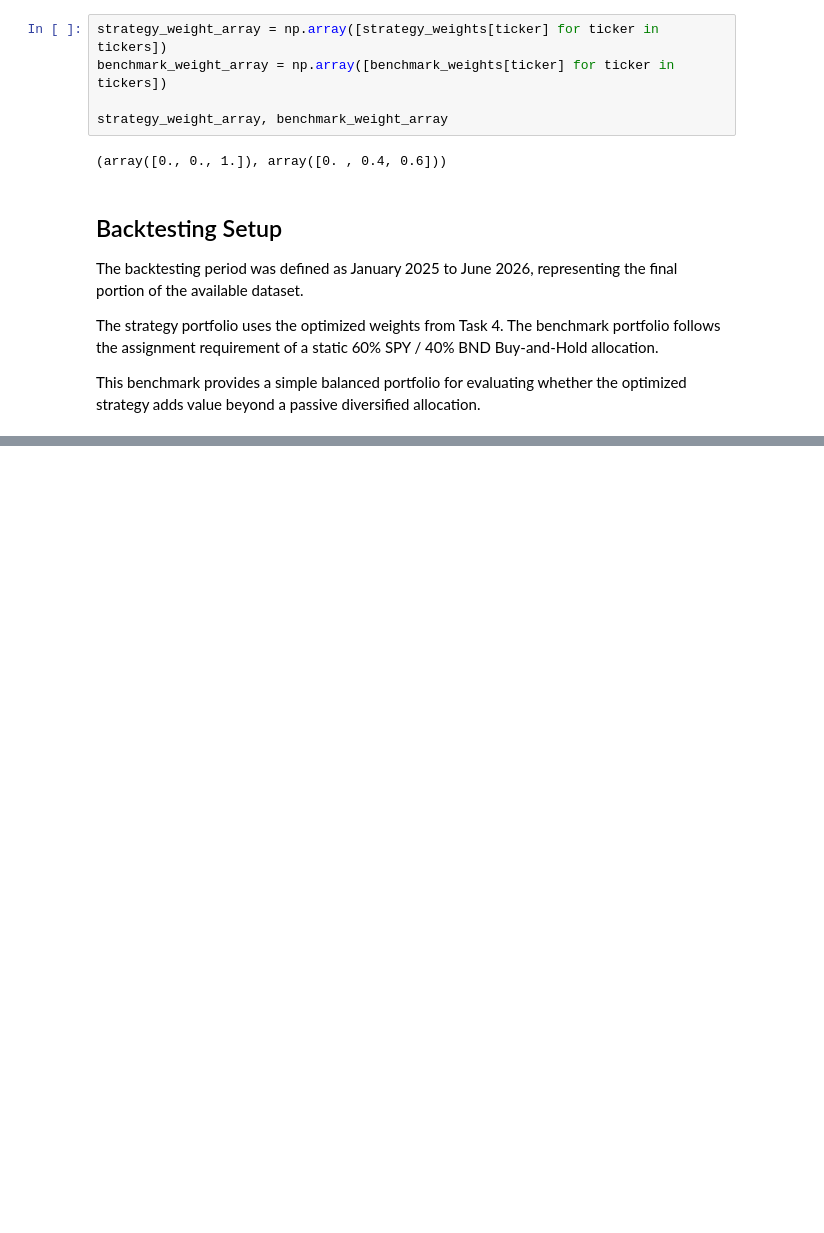
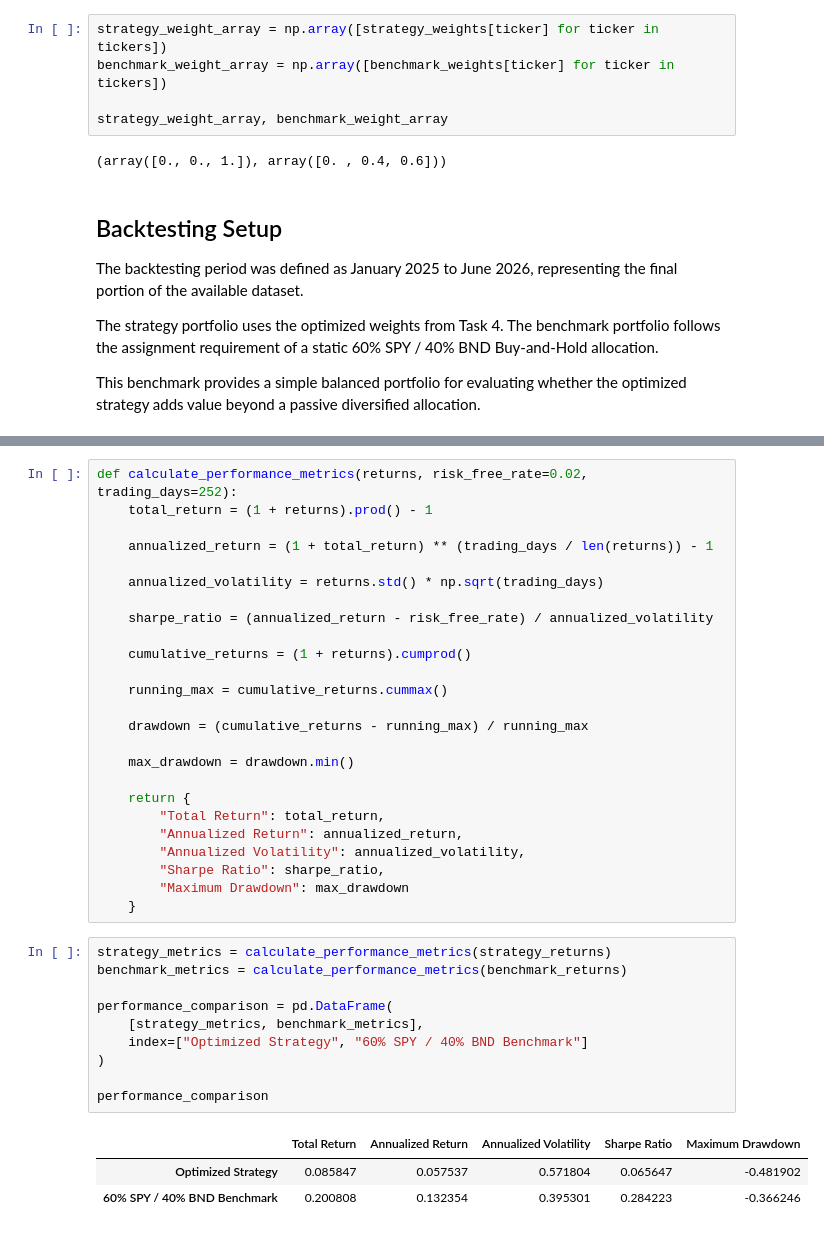
Before and after one commit to Bilen189/portfolio-optimization, a Jupyter notebook: notebooks/task_5_backtesting.ipynb, the cells around one changed output, grey strips where cells are left out. Cells and saved outputs as stored; diff of their text form; blank space fills up the shorter version.

```diff
--- a/notebooks/task_5_backtesting.ipynb
+++ b/notebooks/task_5_backtesting.ipynb
@@ -102,0 +143,39 @@ This benchmark provides a simple balanced portfolio for evaluating whether the o
+# %%
+def calculate_performance_metrics(returns, risk_free_rate=0.02, trading_days=252):
+    total_return = (1 + returns).prod() - 1
+
+    annualized_return = (1 + total_return) ** (trading_days / len(returns)) - 1
+
+    annualized_volatility = returns.std() * np.sqrt(trading_days)
+
+    sharpe_ratio = (annualized_return - risk_free_rate) / annualized_volatility
+
+    cumulative_returns = (1 + returns).cumprod()
+
+    running_max = cumulative_returns.cummax()
+
+    drawdown = (cumulative_returns - running_max) / running_max
+
+    max_drawdown = drawdown.min()
+
+    return {
+        "Total Return": total_return,
+        "Annualized Return": annualized_return,
+        "Annualized Volatility": annualized_volatility,
+        "Sharpe Ratio": sharpe_ratio,
+        "Maximum Drawdown": max_drawdown
+    }
+# %%
+strategy_metrics = calculate_performance_metrics(strategy_returns)
+benchmark_metrics = calculate_performance_metrics(benchmark_returns)
+
+performance_comparison = pd.DataFrame(
+    [strategy_metrics, benchmark_metrics],
+    index=["Optimized Strategy", "60% SPY / 40% BND Benchmark"]
+)
+
+performance_comparison
+# %% [output]
+|  | Total Return | Annualized Return | Annualized Volatility | Sharpe Ratio | Maximum Drawdown |
+| Optimized Strategy | 0.085847 | 0.057537 | 0.571804 | 0.065647 | -0.481902 |
+| 60% SPY / 40% BND Benchmark | 0.200808 | 0.132354 | 0.395301 | 0.284223 | -0.366246 |
```
Also changed, not shown: parts of 4 cells of this notebook, 1 other file.
